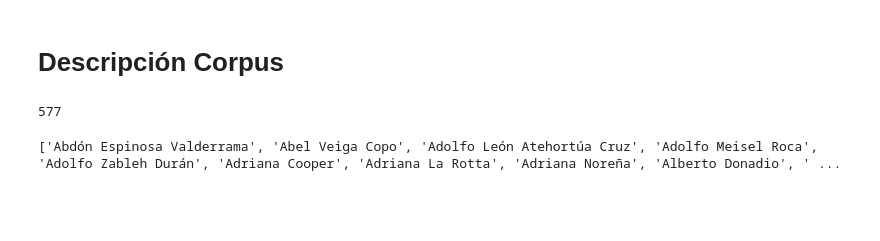
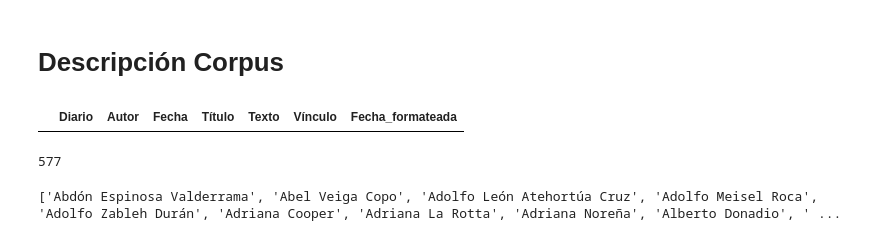
Before and after one commit to BMSS-EAFIT-Projects/HumanidadesDigitales_Karen, a Jupyter notebook: Códigos/topic_modeling.ipynb, the cells around one changed output. Cells and saved outputs as stored; diff of their text form; code cells hidden in the pictures; blank space fills up the shorter version.

```diff
--- a/Códigos/topic_modeling.ipynb
+++ b/Códigos/topic_modeling.ipynb
@@ -50,3 +50,6 @@ corpus_completo.head()
+# %%
+# Limpiar espacios en blanco al inicio y al final de las cadenas
+corpus_completo = corpus_completo.apply(lambda x: x.str.strip() if x.dtype == "object" else x)
 # %%
 # Formatear fechas
 
@@ -72,13 +75,16 @@ def convertir_fecha(fecha_str):
     año = partes[2]
     return f"{dia}/{mes}/{año}"  # Formato DD/MM/AAAA
 
-corpus_completo['fecha_formateada'] = corpus_completo['Fecha'].apply(convertir_fecha)
-corpus_completo['fecha_formateada'] = pd.to_datetime(corpus_completo['fecha_formateada'], format='%d/%m/%Y', errors='coerce')
+corpus_completo['Fecha_formateada'] = corpus_completo['Fecha'].apply(convertir_fecha)
+corpus_completo['Fecha_formateada'] = pd.to_datetime(corpus_completo['Fecha_formateada'], format='%d/%m/%Y', errors='coerce')
 # %% [markdown]
 # Descripción Corpus
-# %%
-# Limpiar nombres de autores
-corpus_completo['Autor'] = corpus_completo['Autor'].str.strip()
+# %%
+# filas que tienen fecha inválida
+fechas_invalidas = corpus_completo[corpus_completo['Fecha_formateada'].isna()]
+fechas_invalidas
+# %% [output]
+|  | Diario | Autor | Fecha | Título | Texto | Vínculo | Fecha_formateada |
 # %%
 autores = corpus_completo['Autor'].unique().tolist()
 # %%
```
Also changed, not shown: parts of 4 cells of this notebook, 5 other files.
